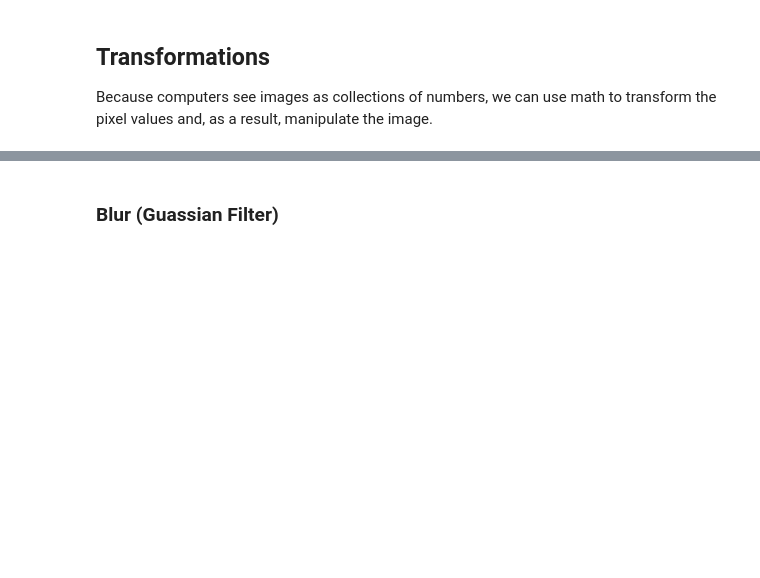
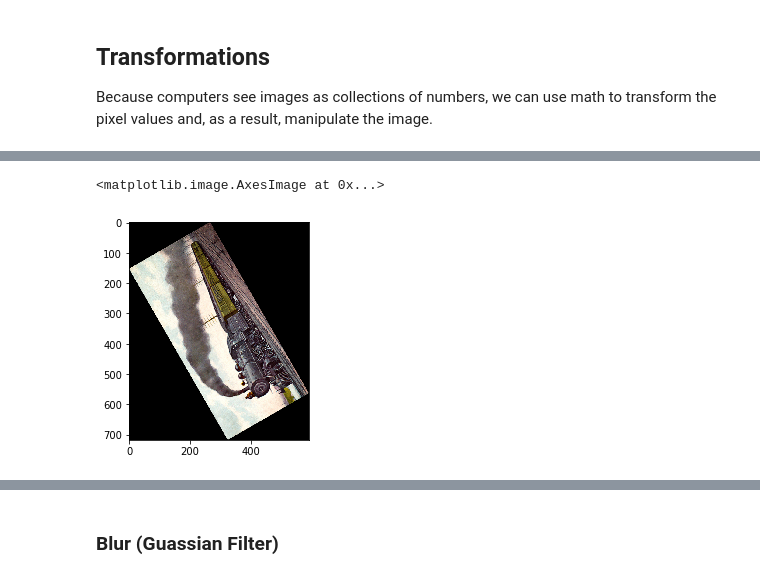
Before and after one commit to melvinwevers/CV_tutorial, a Jupyter notebook: CV_tutorial-Lite.ipynb, the cells around one changed output, grey strips where cells are left out. Saved outputs shown, nothing was run; the diff lists cells and outputs as text; code cells hidden in the pictures; blank space fills up the shorter version.

```diff
--- a/CV_tutorial-Lite.ipynb
+++ b/CV_tutorial-Lite.ipynb
@@ -105,7 +121,10 @@ resized_img.shape
 # %%
 # We can also manipulate the pixels to rotate image by 90° counter-clockwise.
-rotated_img = transform.rotate(img, 90, resize=True)
+rotated_img = transform.rotate(img, 120, resize=True)
 plt.imshow(rotated_img)
+# %% [output]
+<matplotlib.image.AxesImage at 0x...>
+[figure, added]
 # %%
 # Question: Resize the image by a factor 3 and rotate the image by 45° counter-clockwise.
 # Re-use the code from the cells above, or write your own.
```
Also changed, not shown: parts of 38 cells of this notebook, 6 other files.
